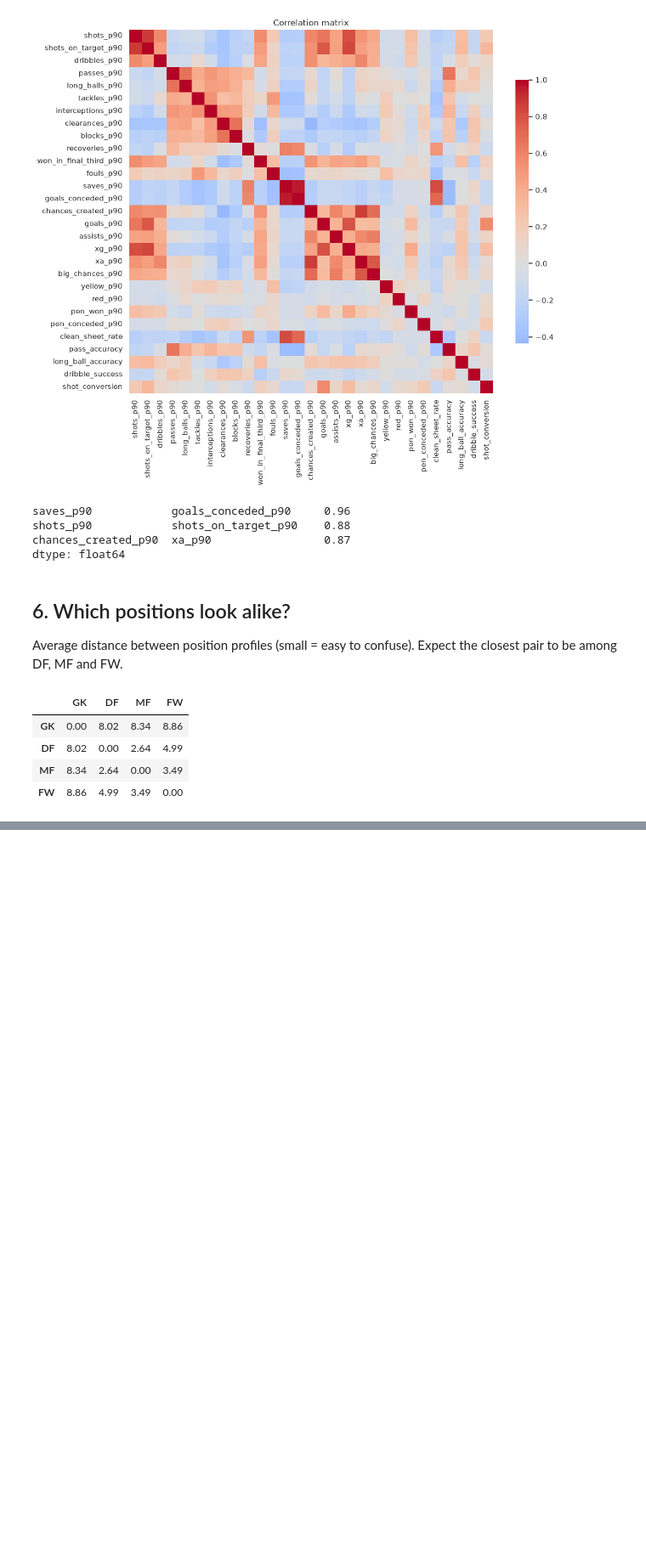
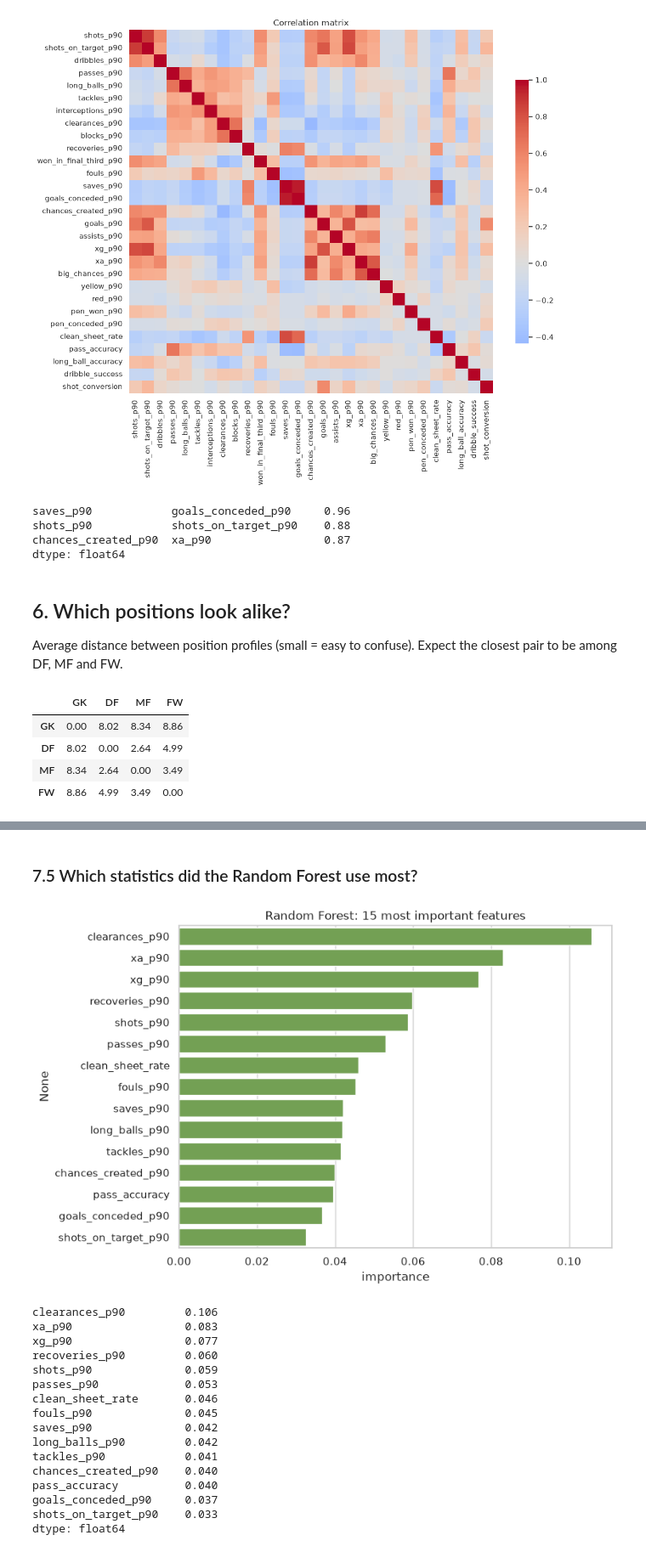
Before and after one commit to MohammadALI-dot/Lab-Network-Project, a Jupyter notebook: notebooks/ml_analysis.ipynb, the cells around one changed output, grey strips where cells are left out. Shown at 85% size. Drawn from its saved outputs; the diff is of its cells as text; code cells hidden in the pictures; blank space fills up the shorter version.

```diff
--- a/notebooks/ml_analysis.ipynb
+++ b/notebooks/ml_analysis.ipynb
@@ -127,0 +155,13 @@ dist
+# %%
+models = {
+    'Baseline (most frequent)': DummyClassifier(strategy='most_frequent'),
+    'Logistic Regression': Pipeline([('scale', StandardScaler()), ('clf', LogisticRegression(max_iter=3000, class_weight='balanced'))]),
+    'k-NN': Pipeline([('scale', StandardScaler()), ('clf', KNeighborsClassifier())]),
+    'Random Forest': RandomForestClassifier(n_estimators=300, class_weight='balanced', random_state=42),
+}
+cv = StratifiedKFold(5, shuffle=True, random_state=42)
+rows = []
+for name, m in models.items():
+    r = cross_validate(m, X_train, y_train, cv=cv, scoring=['accuracy', 'f1_macro'])
+    rows.append({'model': name, 'cv_accuracy': r['test_accuracy'].mean(), 'cv_macro_f1': r['test_f1_macro'].mean()})
+pd.DataFrame(rows).set_index('model').round(3)
@@ -127,0 +248,28 @@ dist
+# %% [markdown]
+### 7.5 Which statistics did the Random Forest use most?
+# %%
+rf = best['Random Forest'].best_estimator_
+imp = pd.Series(rf.feature_importances_, index=features).sort_values(ascending=False).head(15)
+plt.figure(figsize=(8, 6))
+sns.barplot(x=imp.values, y=imp.index, color='#70AD47')
+plt.title('Random Forest: 15 most important features'); plt.xlabel('importance')
+plt.savefig('../report/figures/ml_feature_importance.png', dpi=150, bbox_inches='tight'); plt.show()
+imp.round(3)
+# %% [output]
+[figure, added]
+clearances_p90         0.106
+xa_p90                 0.083
+xg_p90                 0.077
+recoveries_p90         0.060
+shots_p90              0.059
+passes_p90             0.053
+clean_sheet_rate       0.046
+fouls_p90              0.045
+saves_p90              0.042
+long_balls_p90         0.042
+tackles_p90            0.041
+chances_created_p90    0.040
+pass_accuracy          0.040
+goals_conceded_p90     0.037
+shots_on_target_p90    0.033
+dtype: float64
```
Also changed, not shown: parts of 15 cells of this notebook, 4 other files.
